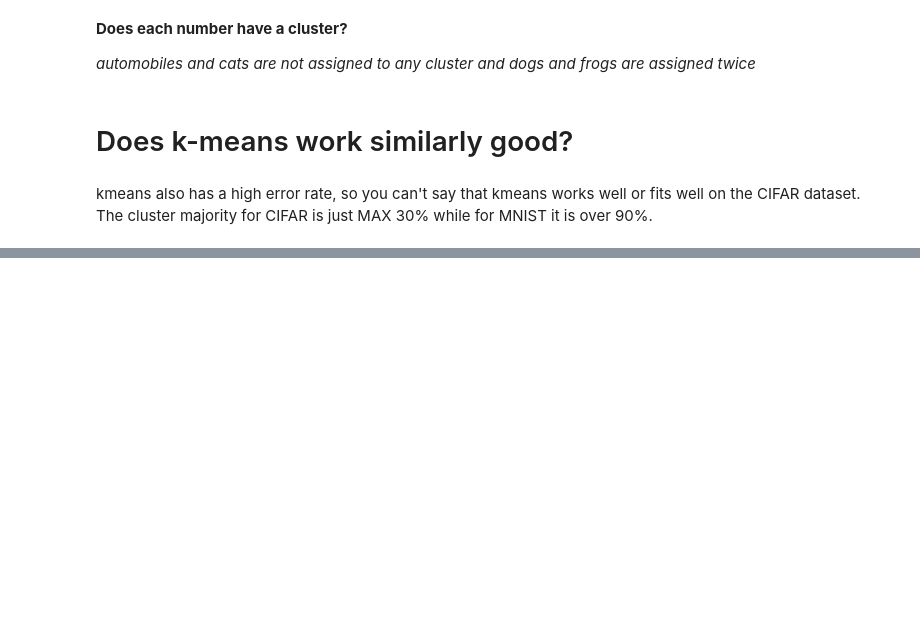
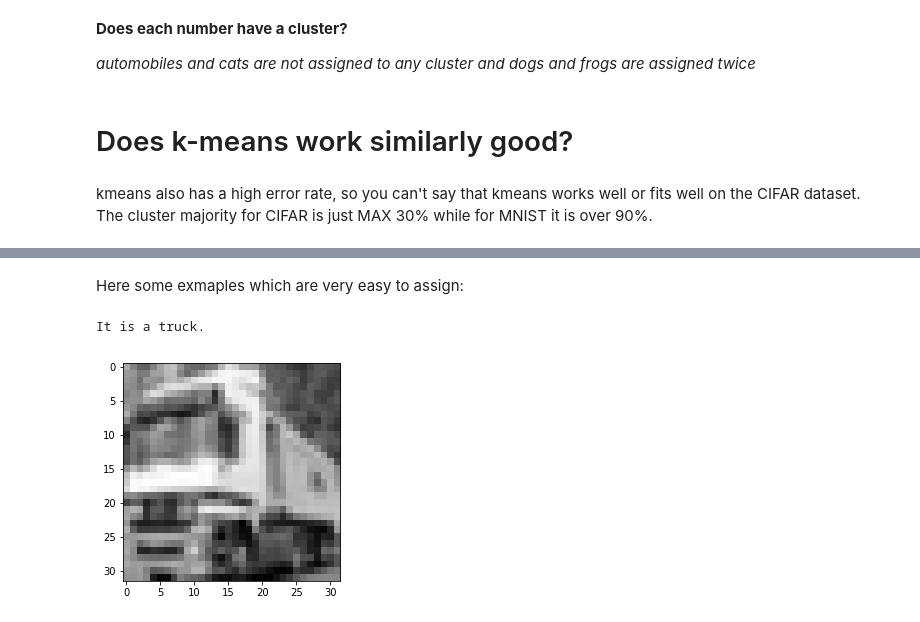
Before and after one commit to oliveralbrecht94/ATDIT2, a Jupyter notebook: Solution/Task E.ipynb, the cells around one changed output, grey strips where cells are left out. Saved outputs shown, nothing was run; the diff lists cells and outputs as text; code cells hidden in the pictures; blank space fills up the shorter version.

```diff
--- a/Solution/Task E.ipynb
+++ b/Solution/Task E.ipynb
@@ -451,0 +473,10 @@ plt.show()
+# %% [markdown]
+Here some exmaples which are very easy to assign:
+# %%
+plt.imshow(rgb2gray(train_images[1]))
+label_index = int(train_labels[1])
+print("It is a "+ class_names[label_index] +".")
+plt.show()
+# %% [output]
+It is a truck.
+[figure, added]
```
Also changed, not shown: parts of 20 cells of this notebook.
